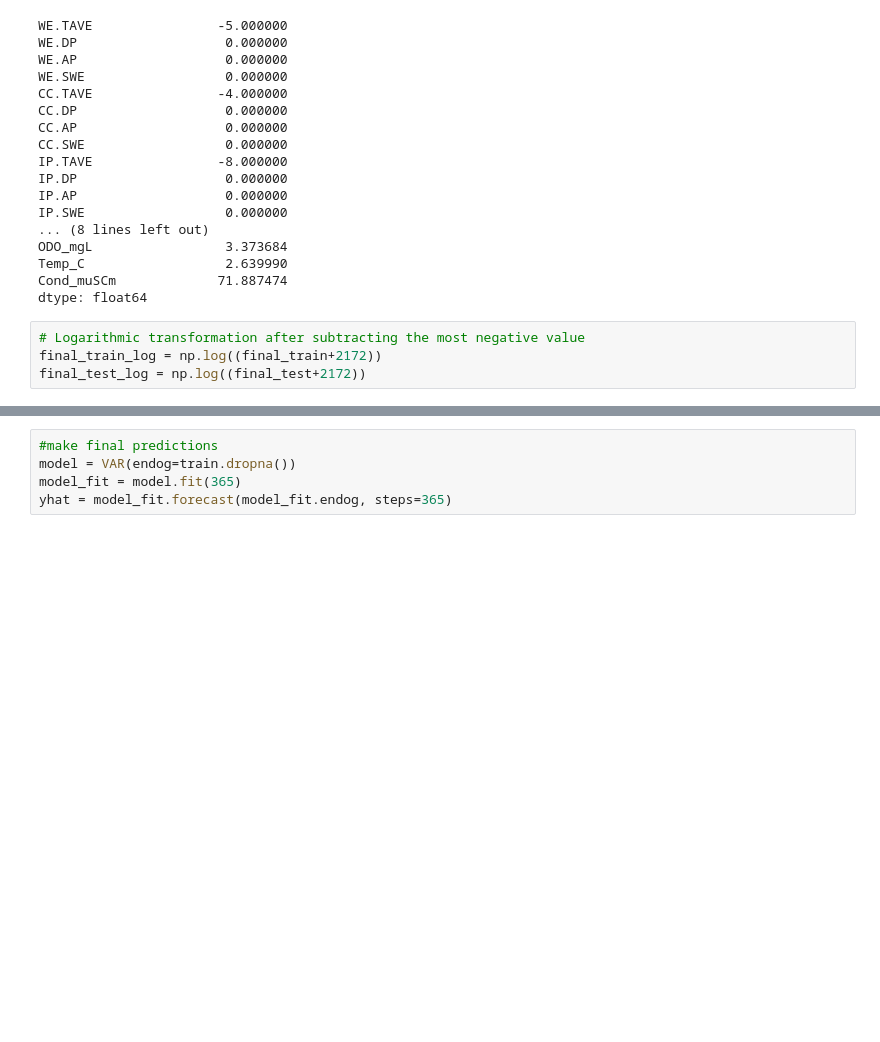
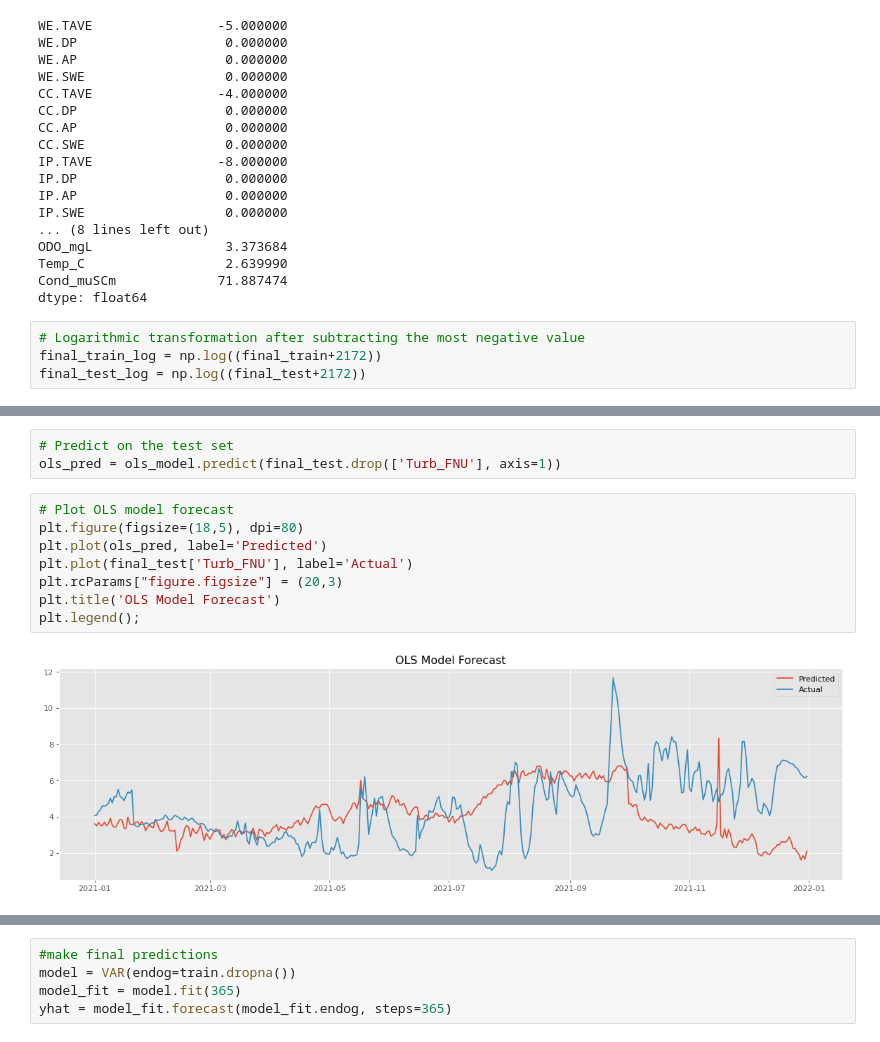
Before and after one commit to Krispy3/HFF_Water, a Jupyter notebook: HFF_Turbidity.ipynb, the cells around one changed output, grey strips where cells are left out. Drawn from its saved outputs; the diff is of its cells as text; blank space fills up the shorter version.

```diff
--- a/HFF_Turbidity.ipynb
+++ b/HFF_Turbidity.ipynb
@@ -311,0 +327,13 @@ dtype: float64
+# %%
+# Predict on the test set
+ols_pred = ols_model.predict(final_test.drop(['Turb_FNU'], axis=1))
+# %%
+# Plot OLS model forecast
+plt.figure(figsize=(18,5), dpi=80)
+plt.plot(ols_pred, label='Predicted')
+plt.plot(final_test['Turb_FNU'], label='Actual')
+plt.rcParams["figure.figsize"] = (20,3)
+plt.title('OLS Model Forecast')
+plt.legend();
+# %% [output]
+[figure, added]
```
Also changed, not shown: parts of 60 cells of this notebook, 2 other files.
